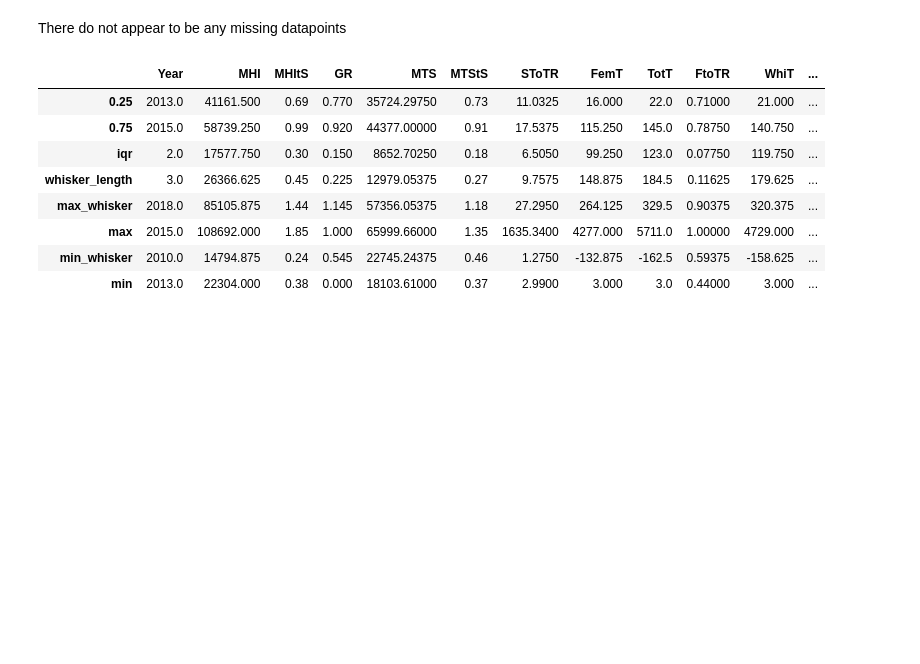
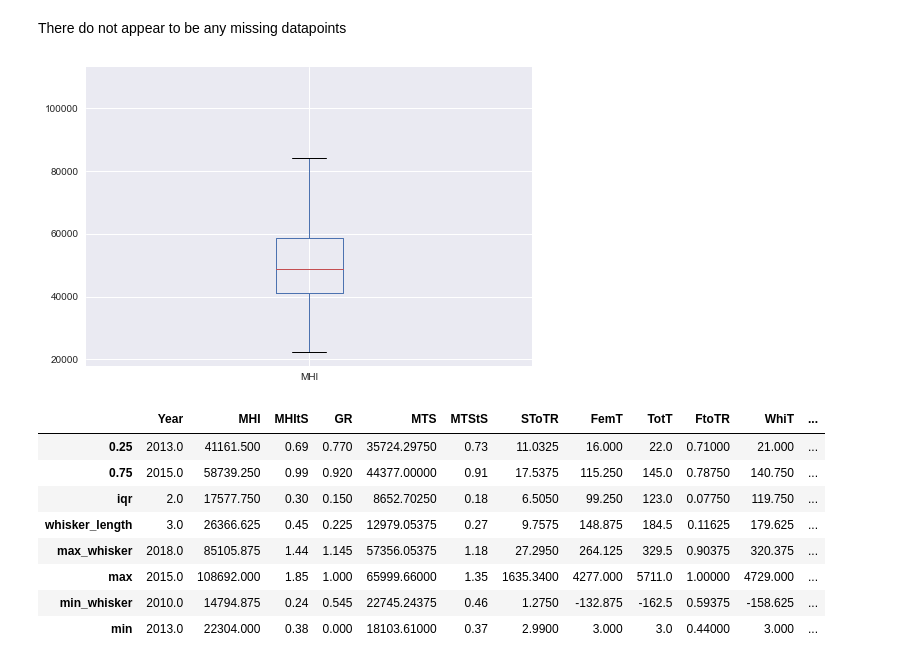
Before and after one commit to TristanMoser/byu_econ_applied_machine_learning, a Jupyter notebook: homeworks/Homework_1_TristanMoser.ipynb, the cells around one changed output. Drawn from its saved outputs; the diff is of its cells as text; code cells hidden in the pictures; blank space fills up the shorter version.

Commit message:
Started on JSON data

```diff
--- a/homeworks/Homework_1_TristanMoser.ipynb
+++ b/homeworks/Homework_1_TristanMoser.ipynb
@@ -223,6 +225,10 @@ NumS        False
 dtype: bool
 # %% [markdown]
 There do not appear to be any missing datapoints
+# %%
+bbbox = School_data['MHI'].plot(kind = 'box')
+# %% [output]
+[figure, added]
 # %%
 quantile_data= School_data.quantile([.25,.75])
 quantile_data.loc['iqr']= quantile_data.loc[.75]-quantile_data.loc[.25]
```
Also changed, not shown: parts of 20 cells of this notebook, 3 other files.
